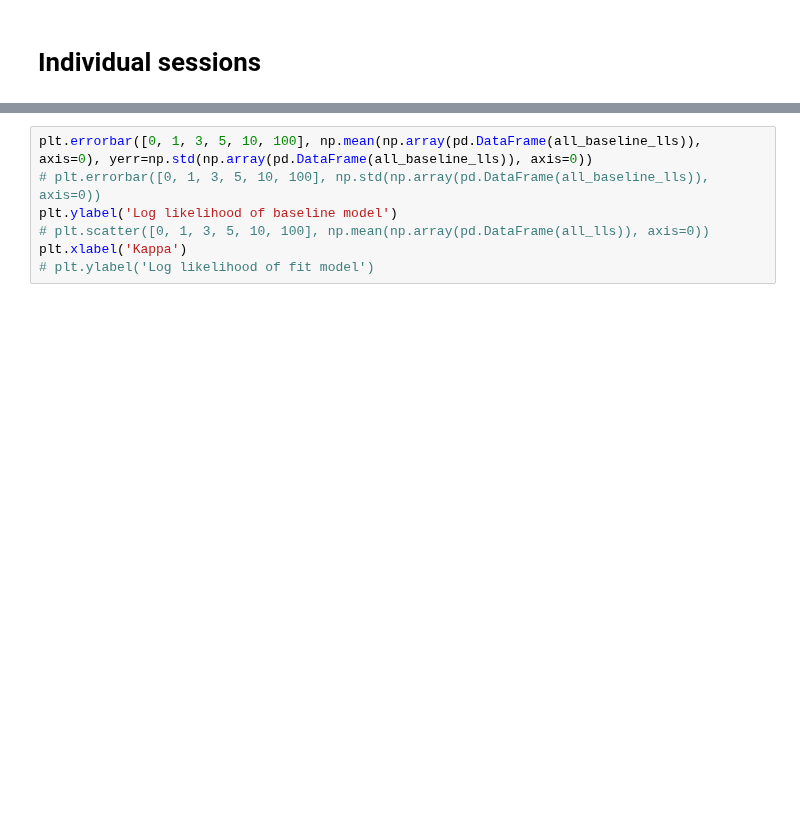
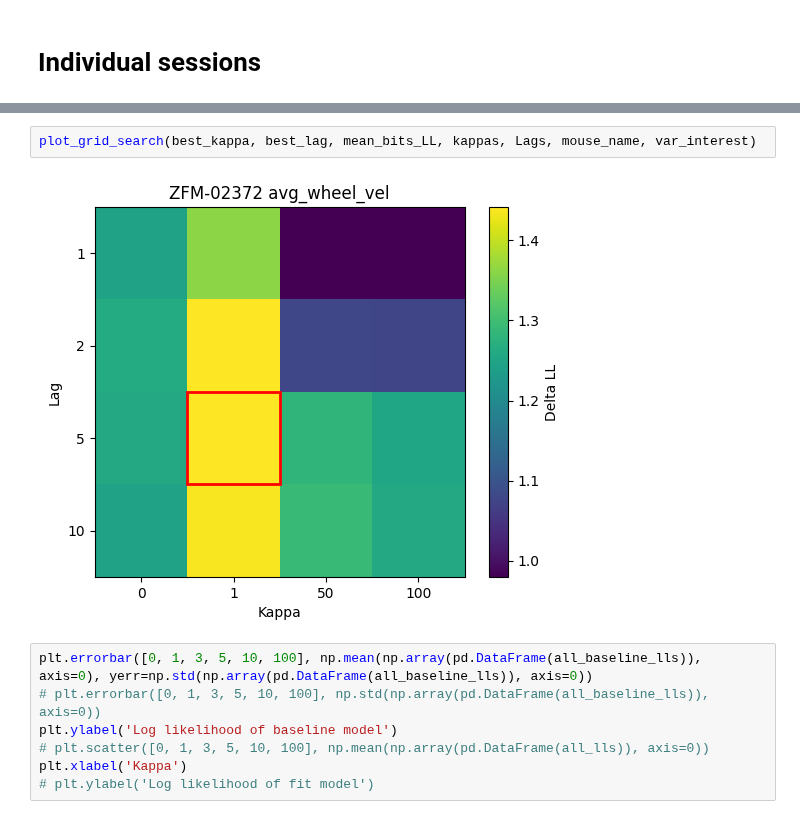
Before and after one commit to ineslaranjeira/representation_learning_variability, a Jupyter notebook: Models/Sub-trial/3_postprocess_results/D_combine_model_results_v5.ipynb, the cells around one changed output, grey strips where cells are left out. Saved outputs shown, nothing was run; the diff lists cells and outputs as text; blank space fills up the shorter version.

```diff
--- a/Models/Sub-trial/3_postprocess_results/D_combine_model_results_v5.ipynb
+++ b/Models/Sub-trial/3_postprocess_results/D_combine_model_results_v5.ipynb
@@ -220,3 +220,7 @@ for s, var_interest in enumerate(var_interest_map[:2]):
+# %%
+plot_grid_search(best_kappa, best_lag, mean_bits_LL, kappas, Lags, mouse_name, var_interest)
+# %% [output]
+[figure, added]
 # %%
 plt.errorbar([0, 1, 3, 5, 10, 100], np.mean(np.array(pd.DataFrame(all_baseline_lls)), axis=0), yerr=np.std(np.array(pd.DataFrame(all_baseline_lls)), axis=0))
 # plt.errorbar([0, 1, 3, 5, 10, 100], np.std(np.array(pd.DataFrame(all_baseline_lls)), axis=0))
```
Also changed, not shown: parts of 5 cells of this notebook, 6 other files.
